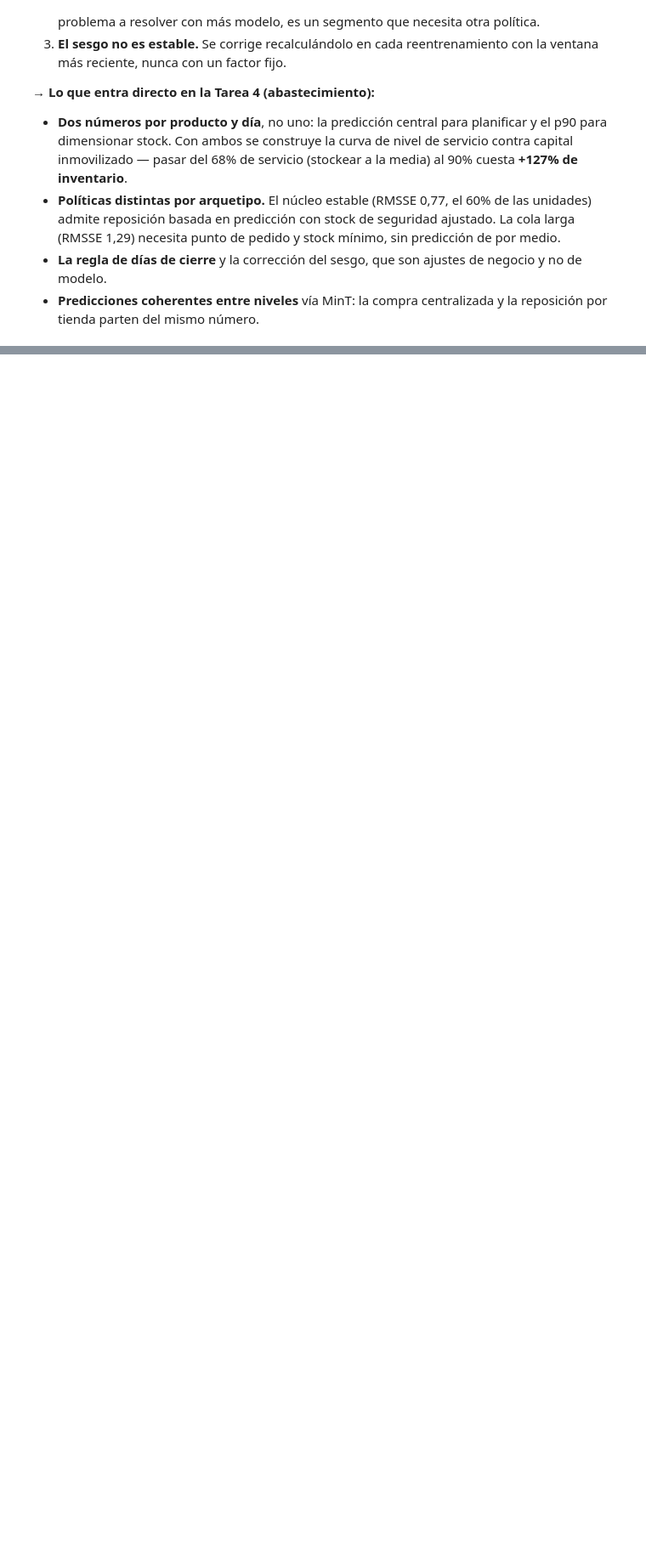
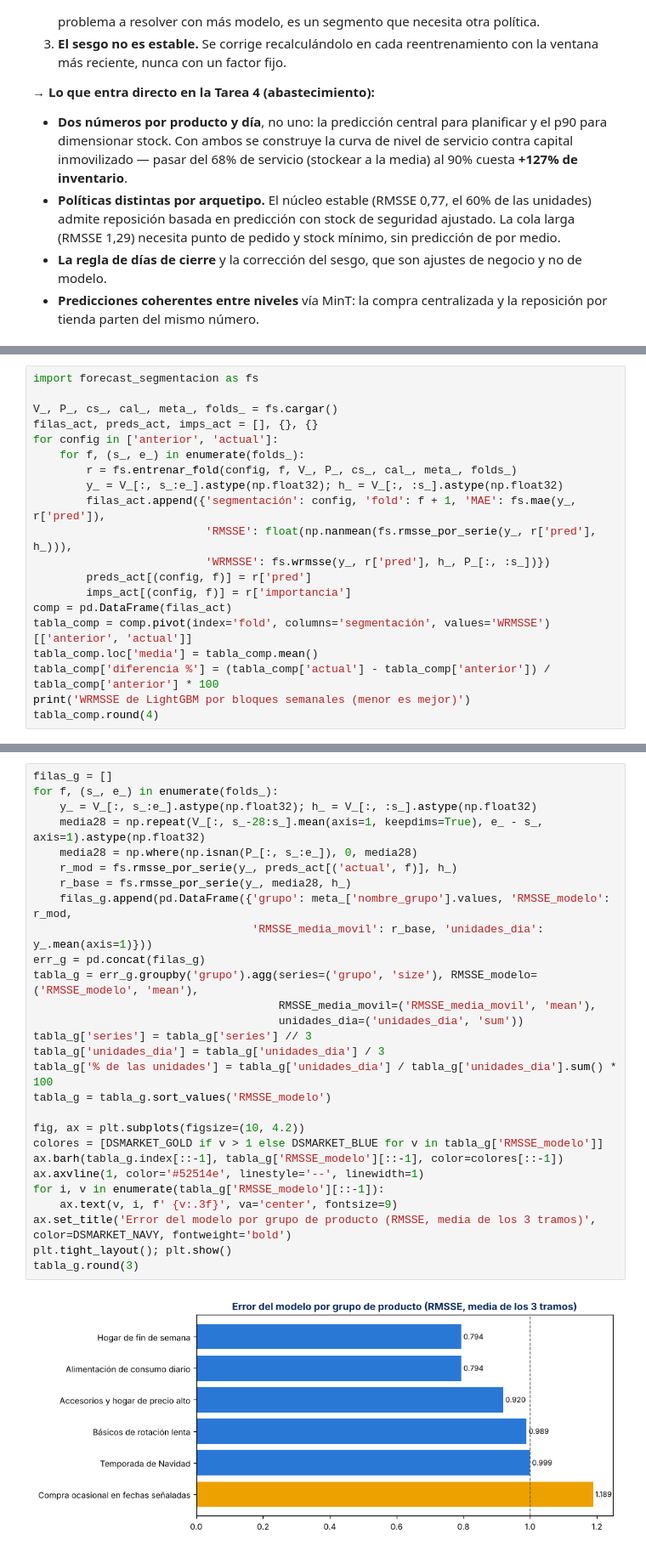
Before and after one commit to JuanCeruso/DSMarket, a Jupyter notebook: 03_Forecasting_DSMarket.ipynb, the cells around one changed output, grey strips where cells are left out. Shown at 85% size. Cells and saved outputs as stored; diff of their text form; blank space fills up the shorter version.

Commit message:
Forecasting: segmentacion nueva, WAPE semanal, ejemplos concretos, eventos semanales y 400 dias de historia

```diff
--- a/03_Forecasting_DSMarket.ipynb
+++ b/03_Forecasting_DSMarket.ipynb
@@ -986,0 +999,20 @@ predicciones_28dias_p90.csv: (30490, 29) | total 28 días: 2,589,559 unidades
+# %%
+import forecast_segmentacion as fs
+
+V_, P_, cs_, cal_, meta_, folds_ = fs.cargar()
+filas_act, preds_act, imps_act = [], {}, {}
+for config in ['anterior', 'actual']:
+    for f, (s_, e_) in enumerate(folds_):
+        r = fs.entrenar_fold(config, f, V_, P_, cs_, cal_, meta_, folds_)
+        y_ = V_[:, s_:e_].astype(np.float32); h_ = V_[:, :s_].astype(np.float32)
+        filas_act.append({'segmentación': config, 'fold': f + 1, 'MAE': fs.mae(y_, r['pred']),
+                          'RMSSE': float(np.nanmean(fs.rmsse_por_serie(y_, r['pred'], h_))),
+                          'WRMSSE': fs.wrmsse(y_, r['pred'], h_, P_[:, :s_])})
+        preds_act[(config, f)] = r['pred']
+        imps_act[(config, f)] = r['importancia']
+comp = pd.DataFrame(filas_act)
+tabla_comp = comp.pivot(index='fold', columns='segmentación', values='WRMSSE')[['anterior', 'actual']]
+tabla_comp.loc['media'] = tabla_comp.mean()
+tabla_comp['diferencia %'] = (tabla_comp['actual'] - tabla_comp['anterior']) / tabla_comp['anterior'] * 100
+print('WRMSSE de LightGBM por bloques semanales (menor es mejor)')
+tabla_comp.round(4)
@@ -986,0 +1059,30 @@ predicciones_28dias_p90.csv: (30490, 29) | total 28 días: 2,589,559 unidades
+# %%
+filas_g = []
+for f, (s_, e_) in enumerate(folds_):
+    y_ = V_[:, s_:e_].astype(np.float32); h_ = V_[:, :s_].astype(np.float32)
+    media28 = np.repeat(V_[:, s_-28:s_].mean(axis=1, keepdims=True), e_ - s_, axis=1).astype(np.float32)
+    media28 = np.where(np.isnan(P_[:, s_:e_]), 0, media28)
+    r_mod = fs.rmsse_por_serie(y_, preds_act[('actual', f)], h_)
+    r_base = fs.rmsse_por_serie(y_, media28, h_)
+    filas_g.append(pd.DataFrame({'grupo': meta_['nombre_grupo'].values, 'RMSSE_modelo': r_mod,
+                                 'RMSSE_media_movil': r_base, 'unidades_dia': y_.mean(axis=1)}))
+err_g = pd.concat(filas_g)
+tabla_g = err_g.groupby('grupo').agg(series=('grupo', 'size'), RMSSE_modelo=('RMSSE_modelo', 'mean'),
+                                     RMSSE_media_movil=('RMSSE_media_movil', 'mean'),
+                                     unidades_dia=('unidades_dia', 'sum'))
+tabla_g['series'] = tabla_g['series'] // 3
+tabla_g['unidades_dia'] = tabla_g['unidades_dia'] / 3
+tabla_g['% de las unidades'] = tabla_g['unidades_dia'] / tabla_g['unidades_dia'].sum() * 100
+tabla_g = tabla_g.sort_values('RMSSE_modelo')
+
+fig, ax = plt.subplots(figsize=(10, 4.2))
+colores = [DSMARKET_GOLD if v > 1 else DSMARKET_BLUE for v in tabla_g['RMSSE_modelo']]
+ax.barh(tabla_g.index[::-1], tabla_g['RMSSE_modelo'][::-1], color=colores[::-1])
+ax.axvline(1, color='#52514e', linestyle='--', linewidth=1)
+for i, v in enumerate(tabla_g['RMSSE_modelo'][::-1]):
+    ax.text(v, i, f' {v:.3f}', va='center', fontsize=9)
+ax.set_title('Error del modelo por grupo de producto (RMSSE, media de los 3 tramos)', color=DSMARKET_NAVY, fontweight='bold')
+plt.tight_layout(); plt.show()
+tabla_g.round(3)
+# %% [output]
+[figure, added]
```
Also changed, not shown: parts of 30 cells of this notebook, 8 other files.
